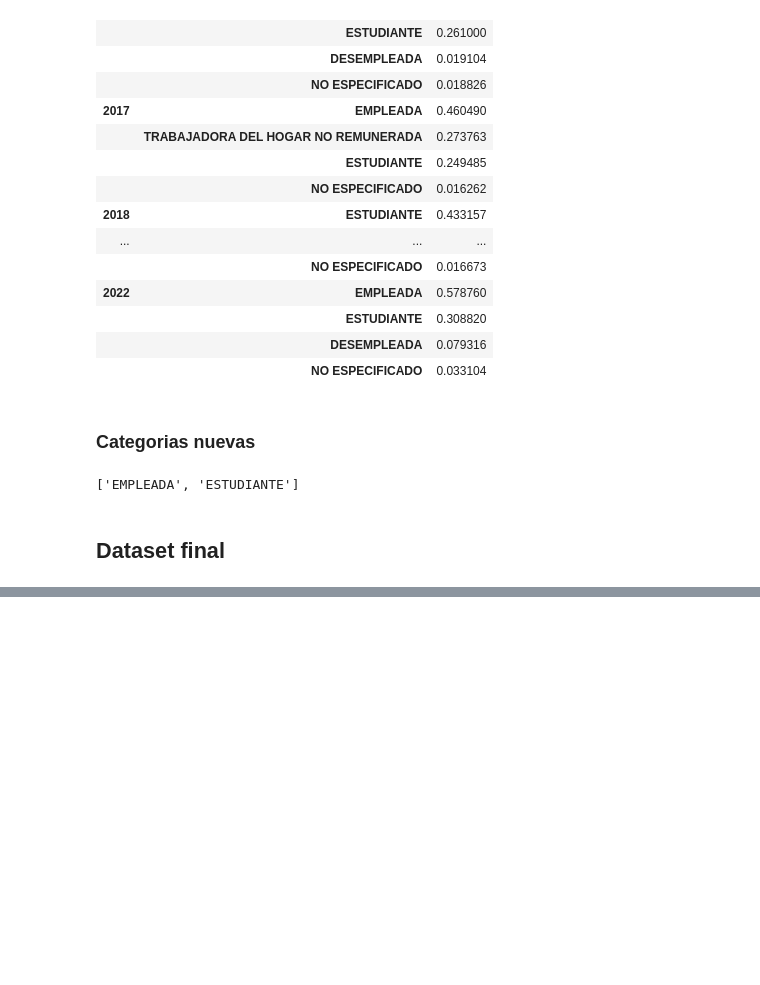
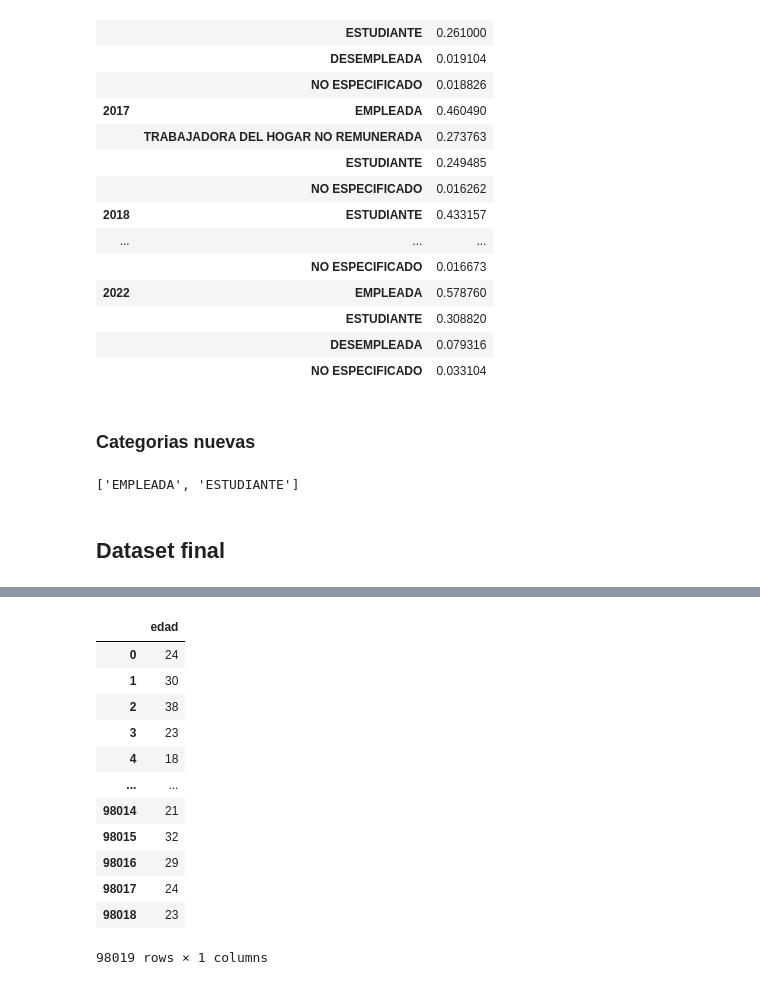
Before and after one commit to bluterplay/7moSemestre, a Jupyter notebook: MineriaDatos/KPI's.ipynb, the cells around one changed output, grey strips where cells are left out. Saved outputs shown, nothing was run; the diff lists cells and outputs as text; code cells hidden in the pictures; blank space fills up the shorter version.

```diff
--- a/MineriaDatos/KPI's.ipynb
+++ b/MineriaDatos/KPI's.ipynb
@@ -262,0 +395,18 @@ aux.to_excel("AbortoVariablesFinales.xlsx")
+# %%
+df_edad = df[["edad"]]
+# %%
+df_edad
+# %% [output]
+|  | edad |
+| 0 | 24 |
+| 1 | 30 |
+| 2 | 38 |
+| 3 | 23 |
+| 4 | 18 |
+| ... | ... |
+| 98014 | 21 |
+| 98015 | 32 |
+| 98016 | 29 |
+| 98017 | 24 |
+| 98018 | 23 |
+98019 rows × 1 columns
```
Also changed, not shown: parts of 31 cells of this notebook, 17 other files.
